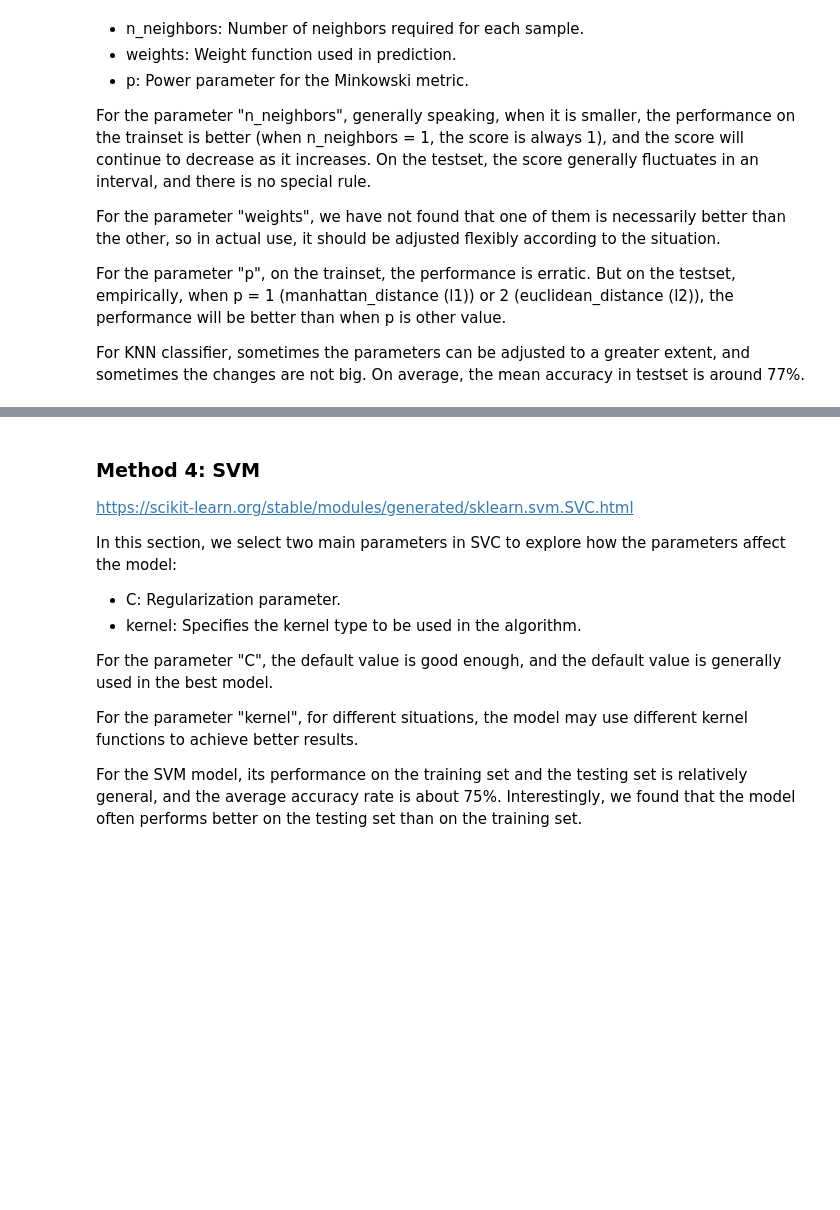
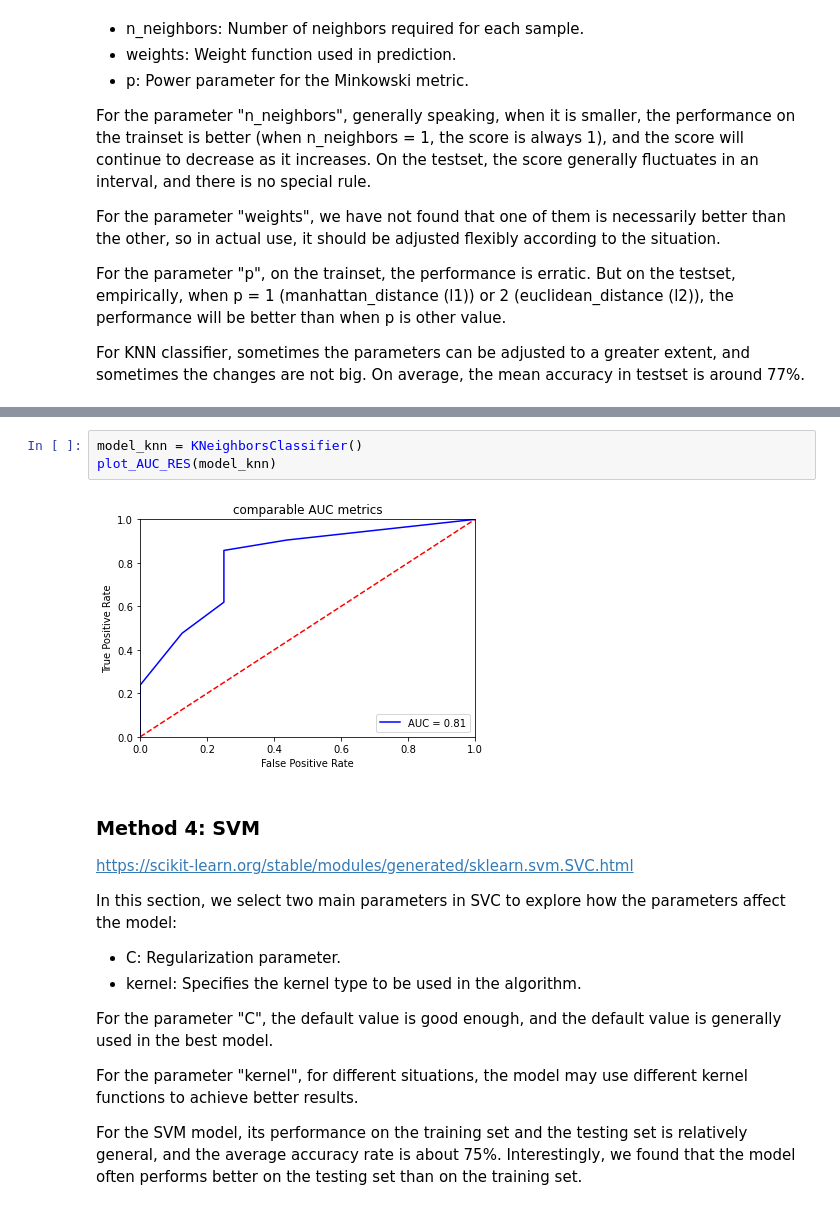
Before and after one commit to QishengL/DS_StrokeDetection, a Jupyter notebook: sklearn_hyperparameter.ipynb, the cells around one changed output, grey strips where cells are left out. Saved outputs shown, nothing was run; the diff lists cells and outputs as text; blank space fills up the shorter version.

```diff
--- a/sklearn_hyperparameter.ipynb
+++ b/sklearn_hyperparameter.ipynb
@@ -629,3 +639,8 @@ plot_KNN_p()
+# %%
+model_knn = KNeighborsClassifier()
+plot_AUC_RES(model_knn)
+# %% [output]
+[figure, added]
 # %% [markdown]
 ### Method 4: SVM
 [https://scikit-learn.org/stable/modules/generated/sklearn.svm.SVC.html](https://scikit-learn.org/stable/modules/generated/sklearn.svm.SVC.html)
```
Also changed, not shown: parts of 20 cells of this notebook.
